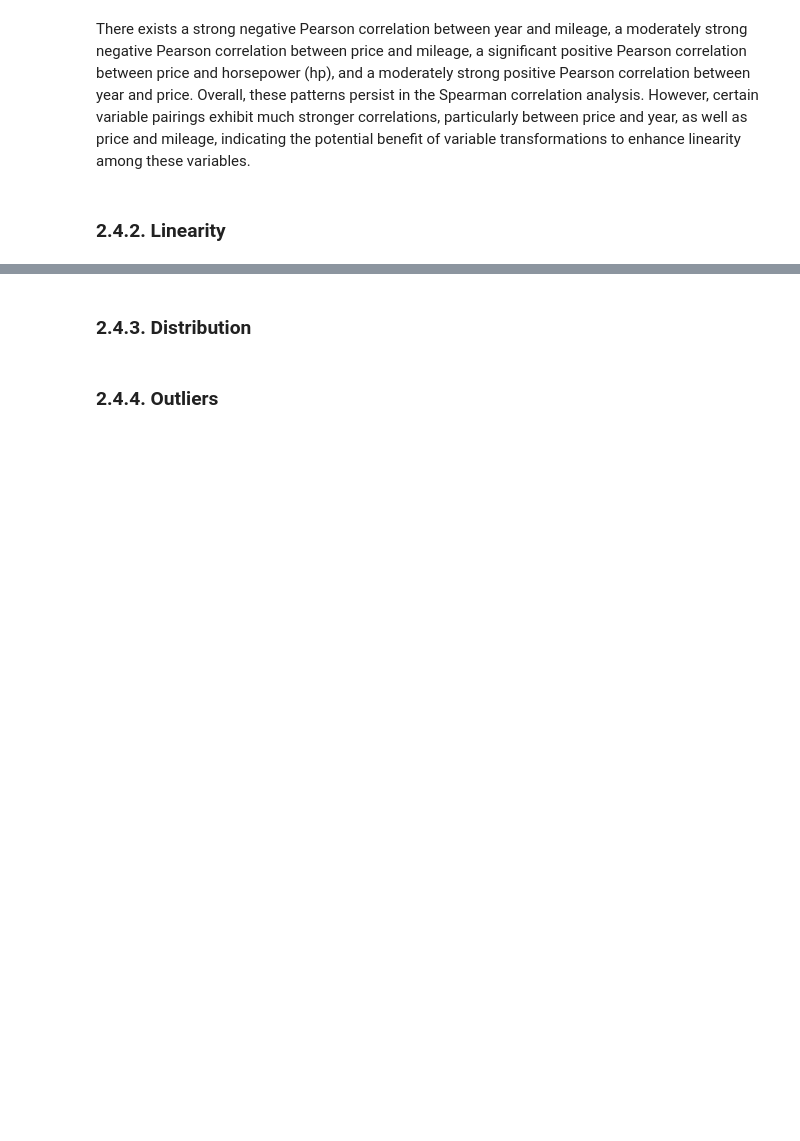
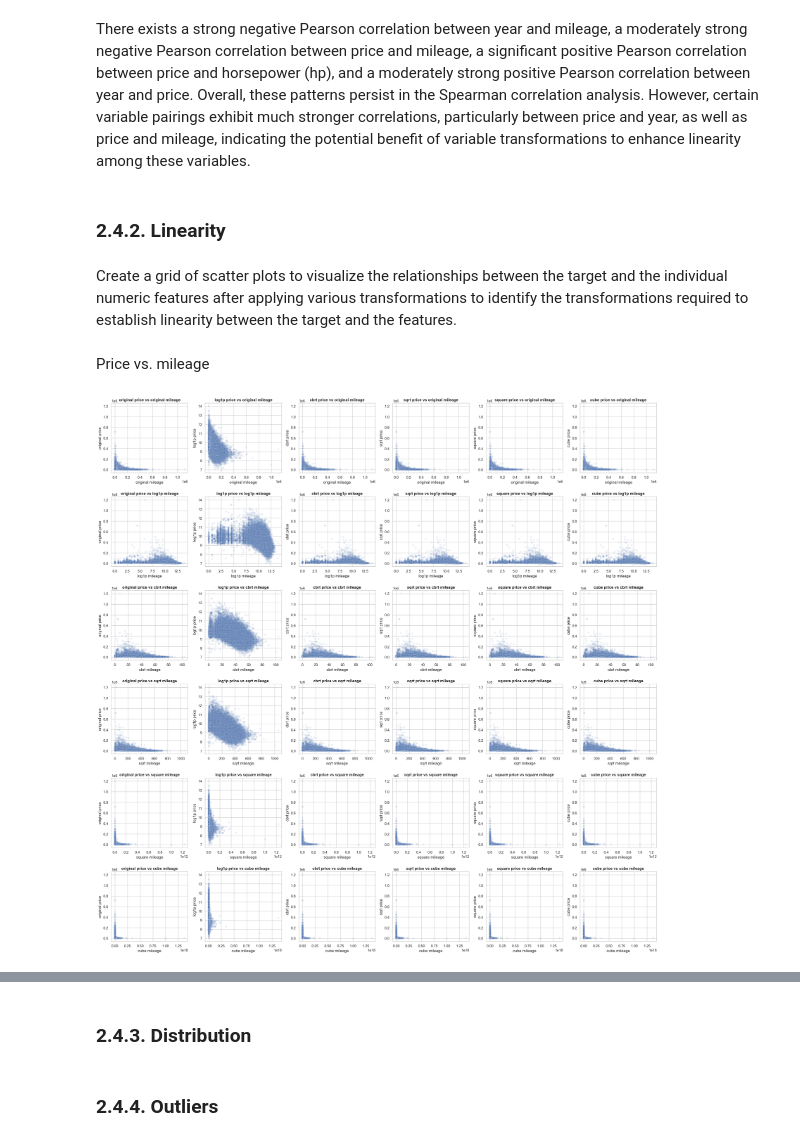
Before and after one commit to JAlbertOfficial/autoscout24-car-price-prediction, a Jupyter notebook: notebooks/1.0-ja-initial-data-exploration.ipynb, the cells around one changed output, grey strips where cells are left out. Saved outputs shown, nothing was run; the diff lists cells and outputs as text; code cells hidden in the pictures; blank space fills up the shorter version.

Commit message:
docs: add code and documentation to plot transformation scatterplot grid for target against each numerical feature

```diff
--- a/notebooks/1.0-ja-initial-data-exploration.ipynb
+++ b/notebooks/1.0-ja-initial-data-exploration.ipynb
@@ -546,3 +546,11 @@ plt.show()
 There exists a strong negative Pearson correlation between year and mileage, a moderately strong negative Pearson correlation between price and mileage, a significant positive Pearson correlation between price and horsepower (hp), and a moderately strong positive Pearson correlation between year and price. Overall, these patterns persist in the Spearman correlation analysis. However, certain variable pairings exhibit much stronger correlations, particularly between price and year, as well as price and mileage, indicating the potential benefit of variable transformations to enhance linearity among these variables.
 # %% [markdown]
 ### 2.4.2. Linearity
+# %% [markdown]
+Create a grid of scatter plots to visualize the relationships between the target and the individual numeric features after applying various transformations to identify the transformations required to establish linearity between the target and the features.
+# %% [markdown]
+Price vs. mileage
+# %%
+transformation_scatterplot_grid(df_raw, "mileage", "price")
+# %% [output]
+[figure, added]
```
Also changed, not shown: parts of 7 cells of this notebook.
